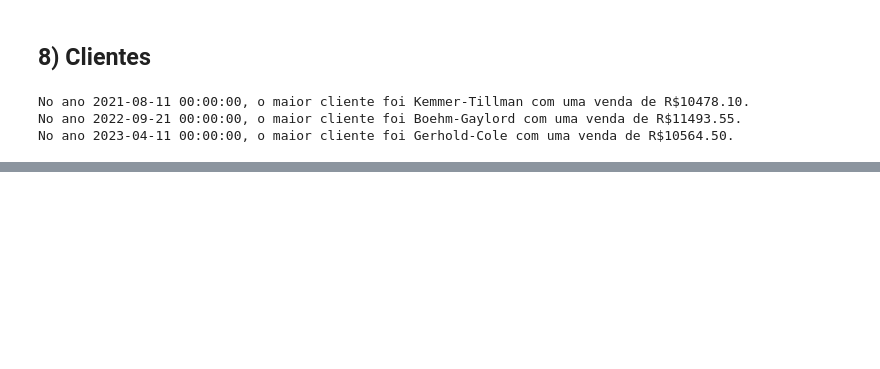
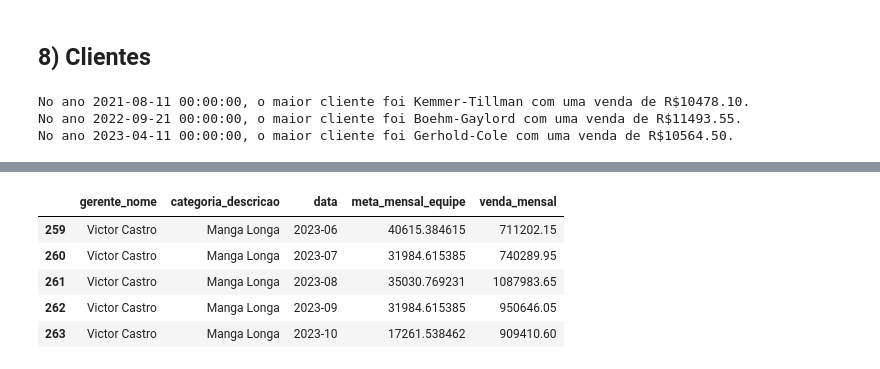
Before and after one commit to Clarice-Satiko-Aoto/b2b-analyis, a Jupyter notebook: B2B_EDA.ipynb, the cells around one changed output, grey strips where cells are left out. Cells and saved outputs as stored; diff of their text form; code cells hidden in the pictures; blank space fills up the shorter version.

```diff
--- a/B2B_EDA.ipynb
+++ b/B2B_EDA.ipynb
@@ -567,0 +443,24 @@ resultado
+# %%
+#Agrupar os dados para verificar se a equipe atingiu a meta mensal por categoria
+vendas_equipe_mensal = (
+    df_hist
+    .groupby(['gerente_nome',
+              'categoria_descricao',
+              df_hist['data'].dt.to_period('M') ])
+    .agg(
+        meta_mensal_equipe=('meta_mensal', 'first'),
+        venda_mensal = ('valor_venda', 'sum'))
+    .reset_index()
+
+)
+vendas_equipe_mensal['data'] = vendas_equipe_mensal['data'].astype(str)
+# vendas_equipe_mensal['data'] = vendas_equipe_mensal['data'].dt.to_timestamp(freq='M')
+# vendas_equipe_mensal['data'] = pd.to_datetime(vendas_equipe_mensal['data'])
+vendas_equipe_mensal.tail()
+# %% [output]
+|  | gerente_nome | categoria_descricao | data | meta_mensal_equipe | venda_mensal |
+| 259 | Victor Castro | Manga Longa | 2023-06 | 40615.384615 | 711202.15 |
+| 260 | Victor Castro | Manga Longa | 2023-07 | 31984.615385 | 740289.95 |
+| 261 | Victor Castro | Manga Longa | 2023-08 | 35030.769231 | 1087983.65 |
+| 262 | Victor Castro | Manga Longa | 2023-09 | 31984.615385 | 950646.05 |
+| 263 | Victor Castro | Manga Longa | 2023-10 | 17261.538462 | 909410.60 |
```
Also changed, not shown: parts of 32 cells of this notebook.
